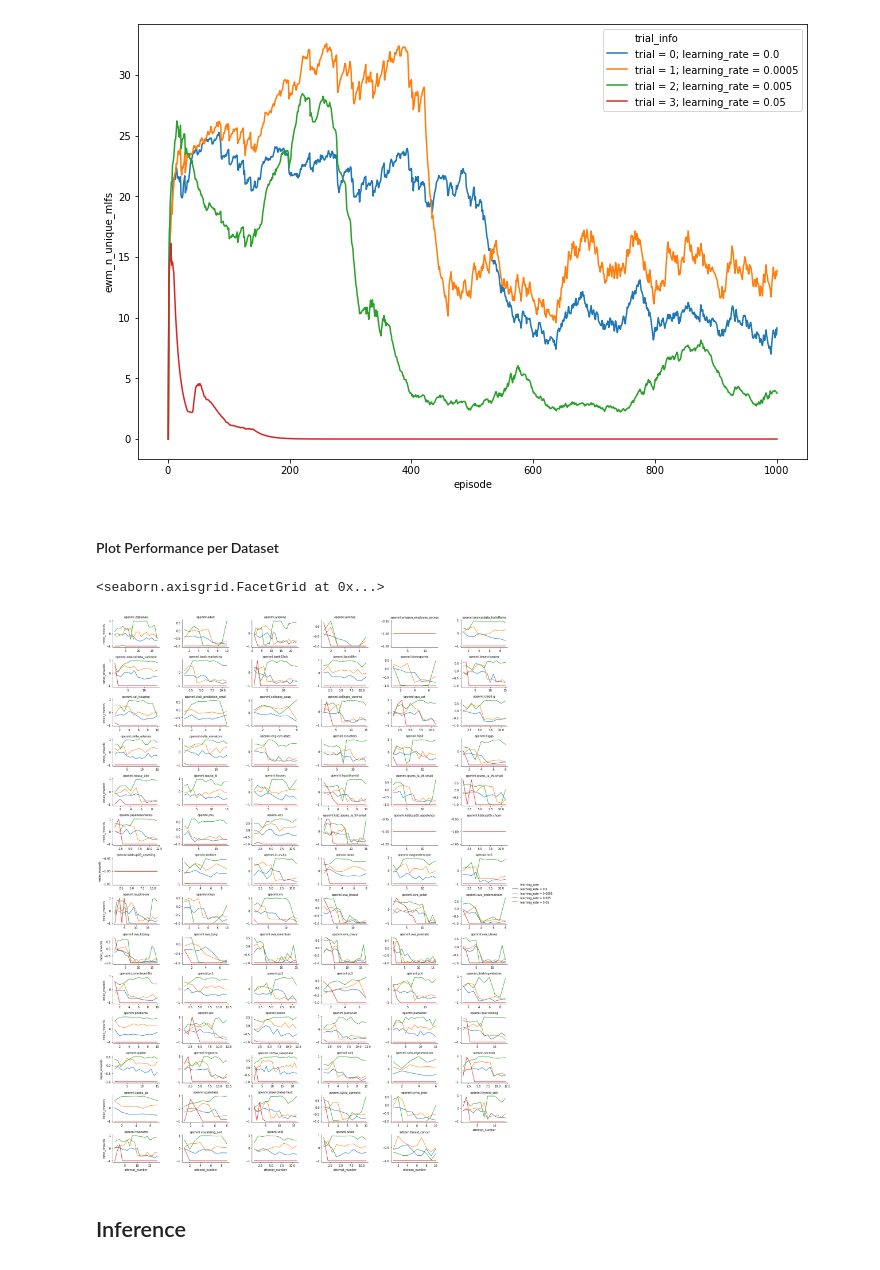
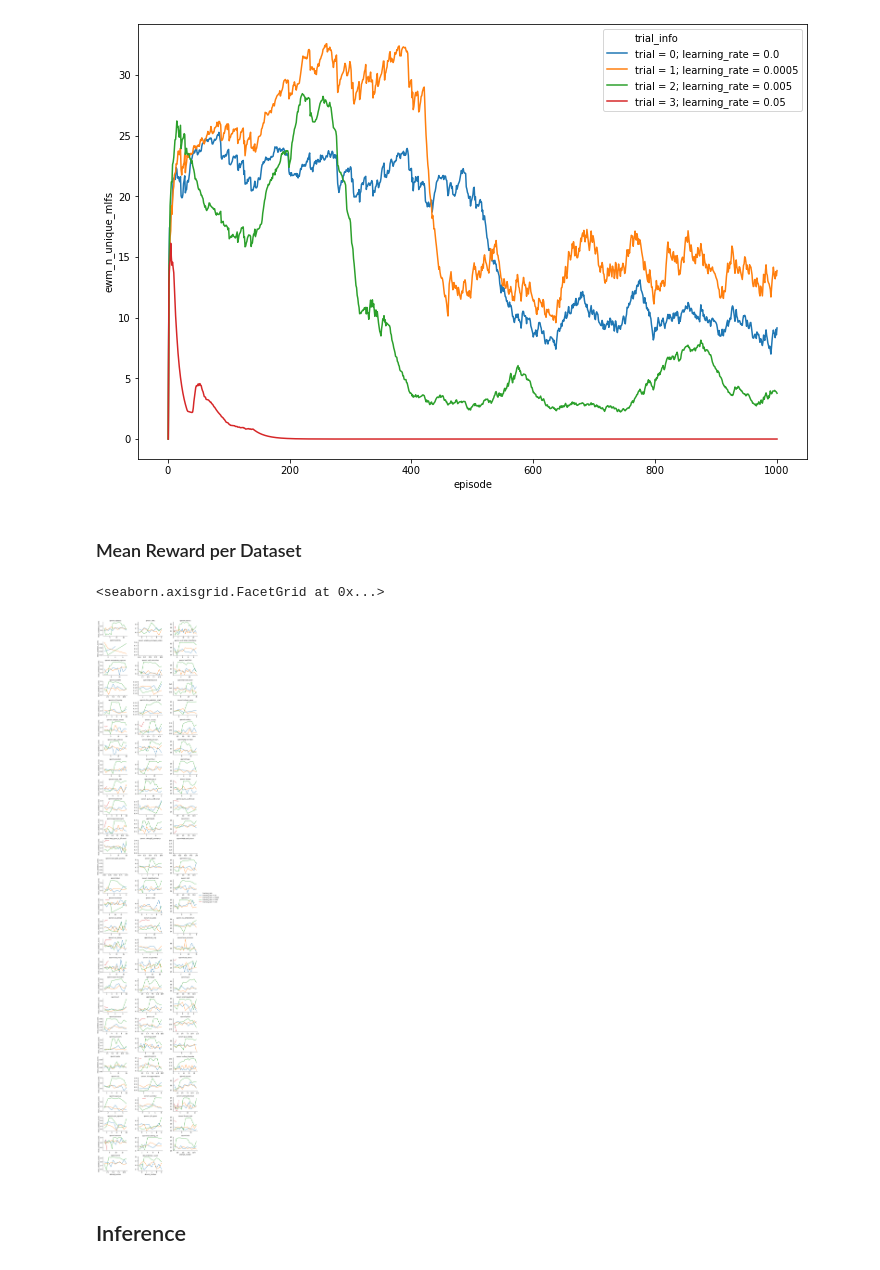
Before and after one commit to cosmicBboy/ml-research, a Jupyter notebook: metalearn/analysis/20200218_metalearn_a2c_openml_cc18_tune_learning_rate.ipynb, the cells around one changed output. Drawn from its saved outputs; the diff is of its cells as text; code cells hidden in the pictures.

Commit message:
add notebook for analyzing training capacity experiment
- update learning rate and entropy coef tuning experiments
  with new plots for assessing performance

```diff
--- a/metalearn/analysis/20200218_metalearn_a2c_openml_cc18_tune_learning_rate.ipynb
+++ b/metalearn/analysis/20200218_metalearn_a2c_openml_cc18_tune_learning_rate.ipynb
@@ -307,33 +287,33 @@ g = sns.lineplot(
 # %% [output]
 [figure]
 # %% [markdown]
-#### Plot Performance per Dataset
+### Mean Reward per Dataset
 # %%
 g = sns.relplot(
     x="attempt_number",
-    y="mean_rewards",
+    y="mean_validation_scores",
     kind="line",
     data=(
         training_results
         .groupby(["data_env_names", "trial_num"])
         .apply(lambda df: df.assign(attempt_number=range(1, df.shape[0] + 1)))
         .reset_index(drop=True)
         .assign(learning_rate=lambda df: "learning_rate = " + df.learning_rate.astype(str))
     ),
     col="data_env_names",
-    col_wrap=6,
+    col_wrap=3,
     hue="learning_rate",
     height=2,
     aspect=1.75,
     facet_kws={
         "sharex": False,
         "sharey": False,
     }
 )
 g.set_titles("{col_name}")
 # %% [output]
 <seaborn.axisgrid.FacetGrid at 0x...>
-[figure, old version]
+[figure, new version]
 # %% [markdown]
 ## Inference
 # %%
```
Also changed, not shown: parts of 23 cells of this notebook, 1 other file.
